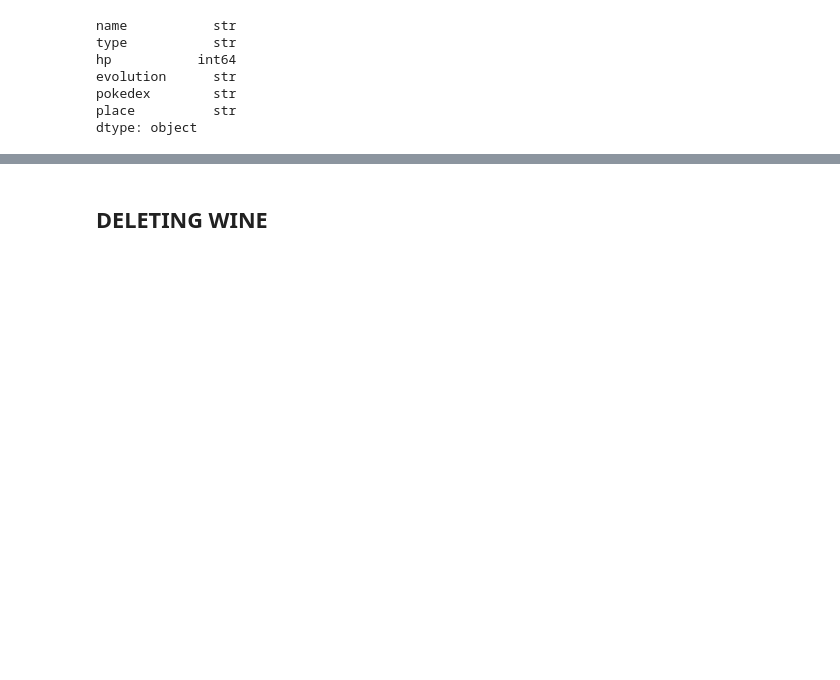
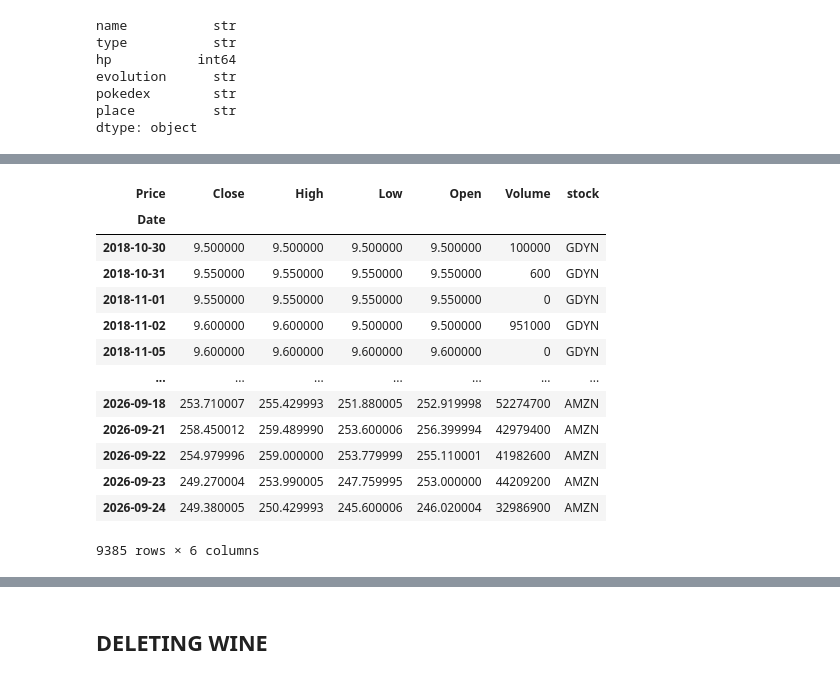
Before and after one commit to rcimendur/grid_internship_ds, a Jupyter notebook: numpy + pandas/pandas_exercises.ipynb, the cells around one changed output, grey strips where cells are left out. Drawn from its saved outputs; the diff is of its cells as text; code cells hidden in the pictures; blank space fills up the shorter version.

```diff
--- a/numpy + pandas/pandas_exercises.ipynb
+++ b/numpy + pandas/pandas_exercises.ipynb
@@ -819,0 +901,11 @@ time_series.head()
+# %%
+# bring every df to one format
+for df, name in zip([gdyn_stocks, aapl_stocks, pltr_stocks, amzn_stocks], ['GDYN', 'AAPL', 'PLTR', 'AMZN']):
+    # if the columns have multiindex (for example ('Close', 'GDYN')), remove the level with the ticker
+    if isinstance(df.columns, pd.MultiIndex):
+        df.columns = df.columns.get_level_values(0)
+    df['stock'] = name
+
+all_stocks = pd.concat([gdyn_stocks, aapl_stocks, pltr_stocks, amzn_stocks])
+
+all_stocks.isna().sum()
@@ -819,0 +921,17 @@ time_series.head()
+# %%
+all_stocks
+# %% [output]
+| Price | Close | High | Low | Open | Volume | stock |
+| Date |  |  |  |  |  |  |
+| 2018-10-30 | 9.500000 | 9.500000 | 9.500000 | 9.500000 | 100000 | GDYN |
+| 2018-10-31 | 9.550000 | 9.550000 | 9.550000 | 9.550000 | 600 | GDYN |
+| 2018-11-01 | 9.550000 | 9.550000 | 9.550000 | 9.550000 | 0 | GDYN |
+| 2018-11-02 | 9.600000 | 9.600000 | 9.500000 | 9.500000 | 951000 | GDYN |
+| 2018-11-05 | 9.600000 | 9.600000 | 9.600000 | 9.600000 | 0 | GDYN |
+| ... | ... | ... | ... | ... | ... | ... |
+| 2026-09-18 | 253.710007 | 255.429993 | 251.880005 | 252.919998 | 52274700 | AMZN |
+| 2026-09-21 | 258.450012 | 259.489990 | 253.600006 | 256.399994 | 42979400 | AMZN |
+| 2026-09-22 | 254.979996 | 259.000000 | 253.779999 | 255.110001 | 41982600 | AMZN |
+| 2026-09-23 | 249.270004 | 253.990005 | 247.759995 | 253.000000 | 44209200 | AMZN |
+| 2026-09-24 | 249.380005 | 250.429993 | 245.600006 | 246.020004 | 32986900 | AMZN |
+9385 rows × 6 columns
```
Also changed, not shown: parts of 14 cells of this notebook, 2 other files.
